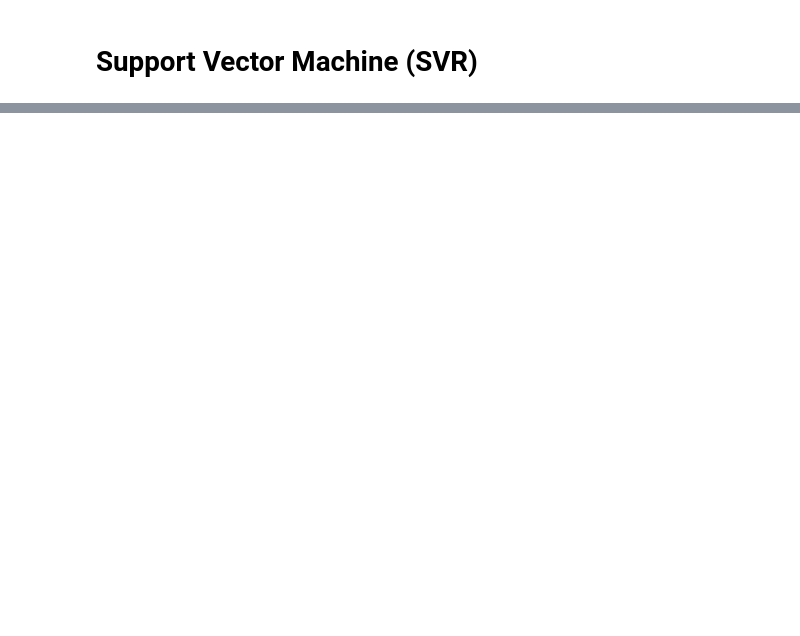
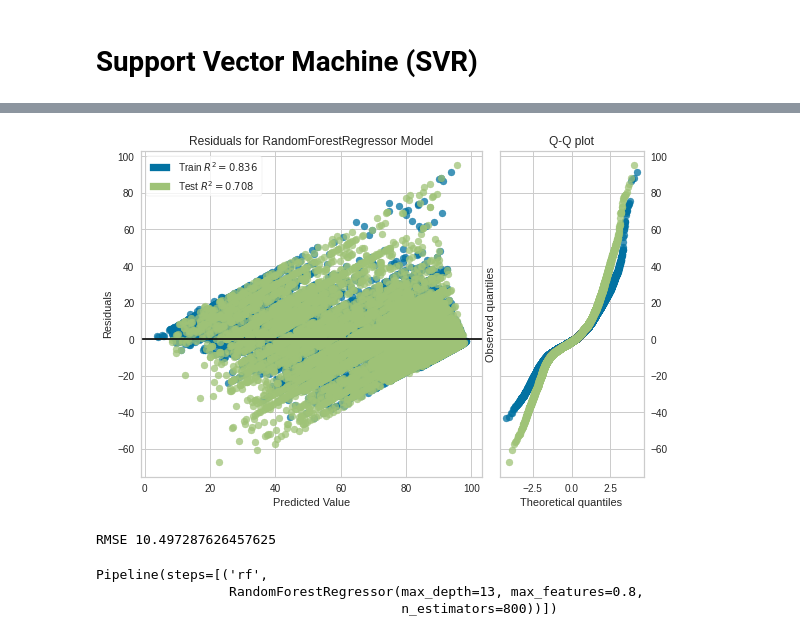
Before and after one commit to georgetown-analytics/student-outcomes, a Jupyter notebook: notebooks/model1.ipynb, the cells around one changed output, grey strips where cells are left out. Cells and saved outputs as stored; diff of their text form; code cells hidden in the pictures; blank space fills up the shorter version.

```diff
--- a/notebooks/model1.ipynb
+++ b/notebooks/model1.ipynb
@@ -147,0 +352,28 @@ ValueError: Invalid parameter 'svr_degree' for estimator Pipeline(steps=[('scale
+# %%
+pipe_rf = RandomForestRegressor(random_state=42)
+
+param_grid = {'n_estimators': [500,1000],
+              'max_features': [0.1,0.3,0.8],
+               'max_depth': [11,12,13],
+              }
+
+
+local_model_path = (
+    "../../student_outcome_saved_models/model_minimal_features_rf_gridsearch1.pkl"
+)
+
+clf = {}
+if os.path.exists(local_model_path):
+    clf = joblib.load(local_model_path)
+else:
+    clf = GridSearchCV(
+        pipe_rf,
+        param_grid,
+        n_jobs=10,
+        verbose=3,
+        cv=10,
+        scoring="r2",
+    )
+    clf.fit(Xtrain, ytrain)
+    joblib.dump(clf, local_model_path)
+    append_to_model_params_log("Minimal Features - RandomForestRegressor", clf.best_params_)
@@ -147,0 +420,9 @@ ValueError: Invalid parameter 'svr_degree' for estimator Pipeline(steps=[('scale
+# %%
+pipe_rf = Pipeline(steps=[("rf", RandomForestRegressor(max_depth=13, max_features=0.8, n_estimators=800))])
+make_residual_plot_and_print_rmse(Xtrain, ytrain, Xtest, ytest, pipe_rf)
+# %% [output]
+[figure, added]
+RMSE 10.497287626457625
+Pipeline(steps=[('rf',
+                 RandomForestRegressor(max_depth=13, max_features=0.8,
+                                       n_estimators=800))])
```
Also changed, not shown: parts of 19 cells of this notebook, 6 other files.
